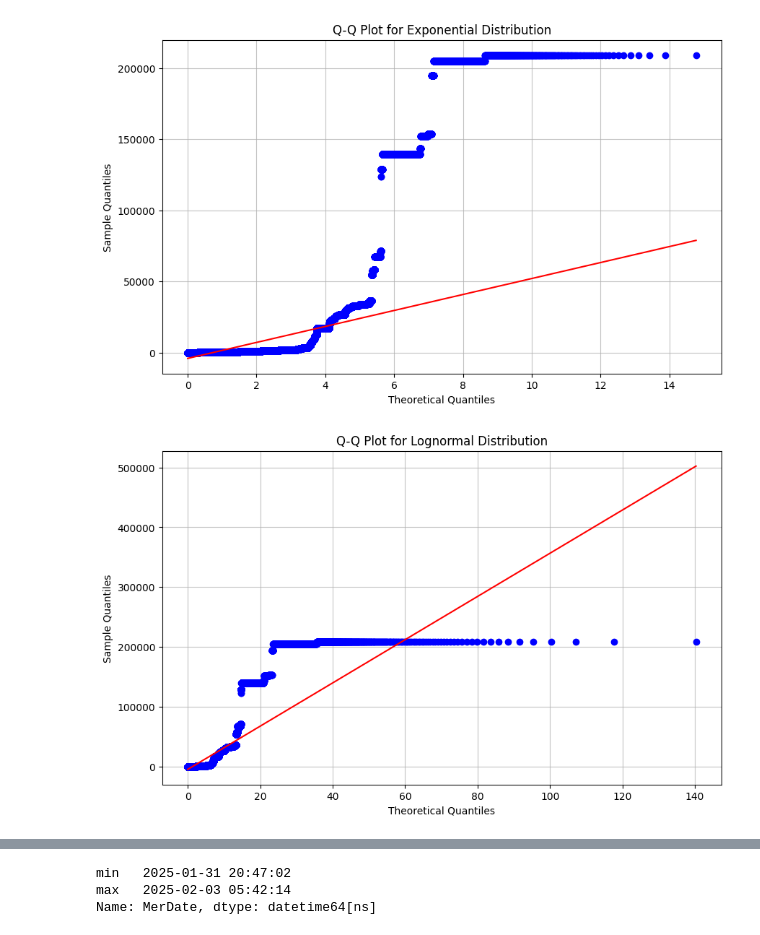
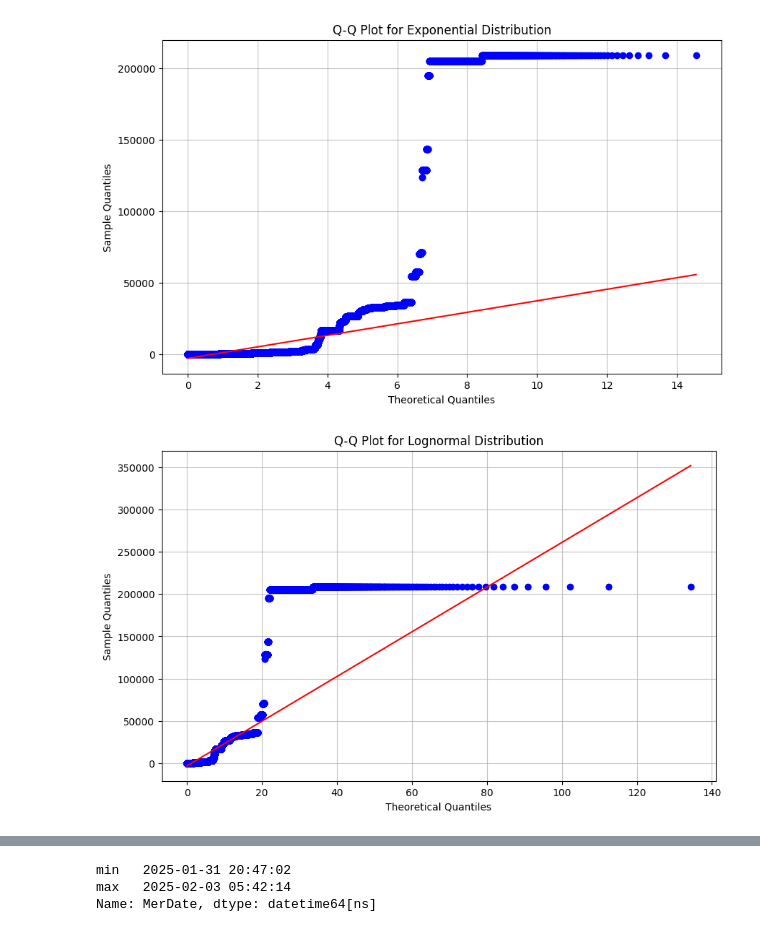
Before and after one commit to AcidSudo/Sanovo_19052025, a Jupyter notebook: Model_knn.ipynb, the cells around one changed output, grey strips where cells are left out. Drawn from its saved outputs; the diff is of its cells as text; code cells hidden in the pictures.

```diff
--- a/Model_knn.ipynb
+++ b/Model_knn.ipynb
@@ -17,6 +12,9 @@ df_snapshot['MerDate'] = pd.to_datetime(df_snapshot['MerDate'] )
 
 # Filter out weekend dates (Saturday and Sunday)
 df_snapshot = df_snapshot[~df_snapshot['MerDate'].dt.weekday.isin([5, 6])]
+
+# create MerDateDay
+df_snapshot['MerDateDay'] = df_snapshot['MerDate'].dt.date
 # %%
 df_snapshot['time_in_seconds'] = pd.to_timedelta(df_snapshot['time_delta']).dt.total_seconds()
 df_snapshot.head()
@@ -30,0 +31,8 @@ df_snapshot.head()
+# %%
+df_snapshot.sort_values('MerDate', ascending=True)
+# Calculate the split index for 80% train data
+split_index = int(len(df_snapshot) * 0.8)
+
+# Split the data into train and test sets
+train = df_snapshot.iloc[:split_index]
+test = df_snapshot.iloc[split_index:]
@@ -58,25 +73,25 @@ plt.show()
 # %%
 # Generate a Q-Q plot for the Exponential distribution
 plt.figure(figsize=(10, 6))
-probplot(df_snapshot['time_in_seconds'], dist="expon", plot=plt)
+probplot(train['time_in_seconds'], dist="expon", plot=plt)
 plt.title('Q-Q Plot for Exponential Distribution')
 plt.xlabel('Theoretical Quantiles')
 plt.ylabel('Sample Quantiles')
 plt.grid(alpha=0.75)
 plt.show()
 # %% [output]
-[figure, old version]
+[figure, new version]
 # %%
 # Generate a Q-Q plot for the Lognormal distribution
 plt.figure(figsize=(10, 6))
-probplot(df_snapshot['time_in_seconds'], dist="lognorm", sparams=(1,), plot=plt)
+probplot(train['time_in_seconds'], dist="lognorm", sparams=(1,), plot=plt)
 plt.title('Q-Q Plot for Lognormal Distribution')
 plt.xlabel('Theoretical Quantiles')
 plt.ylabel('Sample Quantiles')
 plt.grid(alpha=0.75)
 plt.show()
 # %% [output]
-[figure, old version]
+[figure, new version]
 # %%
 # Create a histogram for the 'time_in_seconds' column
 plt.figure(figsize=(10, 6))
```
Also changed, not shown: parts of 16 cells of this notebook, 1 other file.
